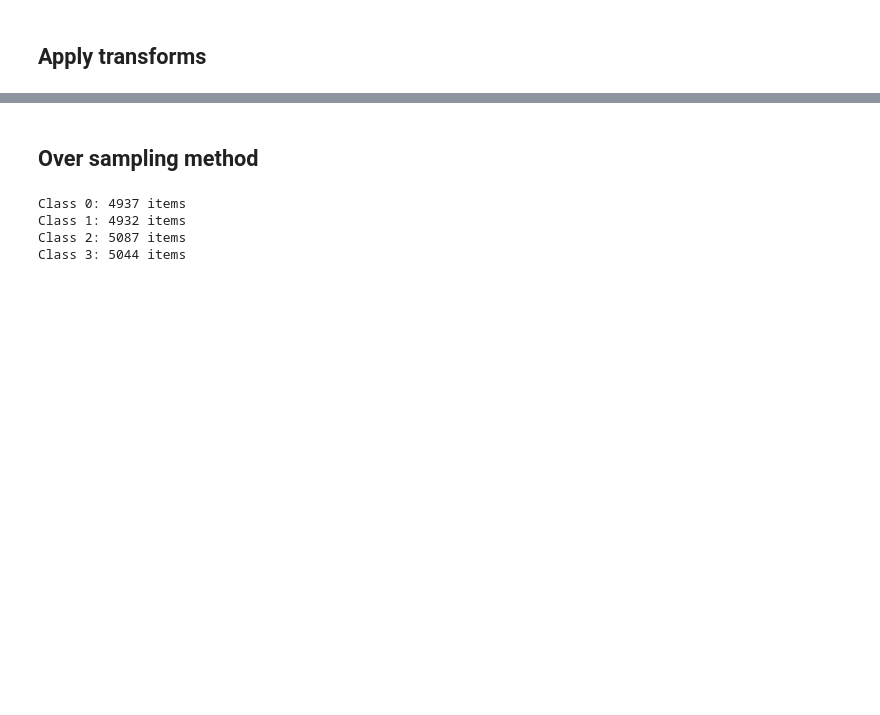
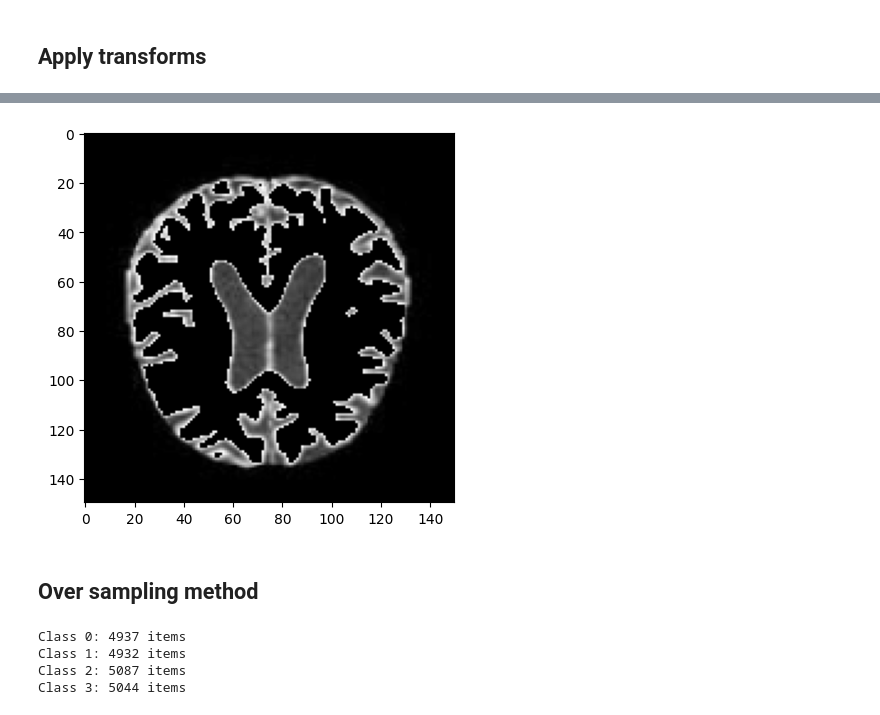
Before and after one commit to Mahmimi/Alzheimer, a Jupyter notebook: Alzheimer.ipynb, the cells around one changed output, grey strips where cells are left out. Cells and saved outputs as stored; diff of their text form; code cells hidden in the pictures; blank space fills up the shorter version.

```diff
--- a/Alzheimer.ipynb
+++ b/Alzheimer.ipynb
@@ -173,3 +192,8 @@ transforms.ToPILImage()(transform(transforms.functional.to_pil_image(Dataset[0][
+# %%
+plt.imshow(transforms.ToPILImage()(Dataset[0][0][1]),cmap='gray')
+plt.show()
+# %% [output]
+[figure, added]
 # %% [markdown]
 ## Over sampling method
 # %%
```
Also changed, not shown: parts of 7 cells of this notebook.
